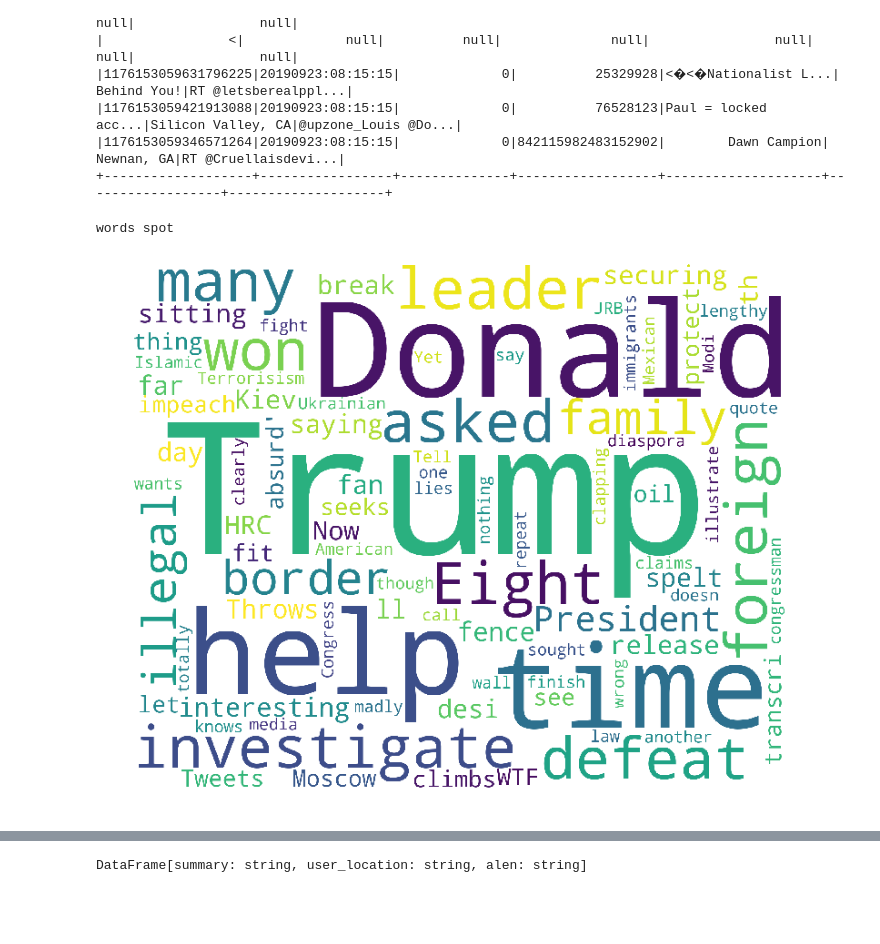
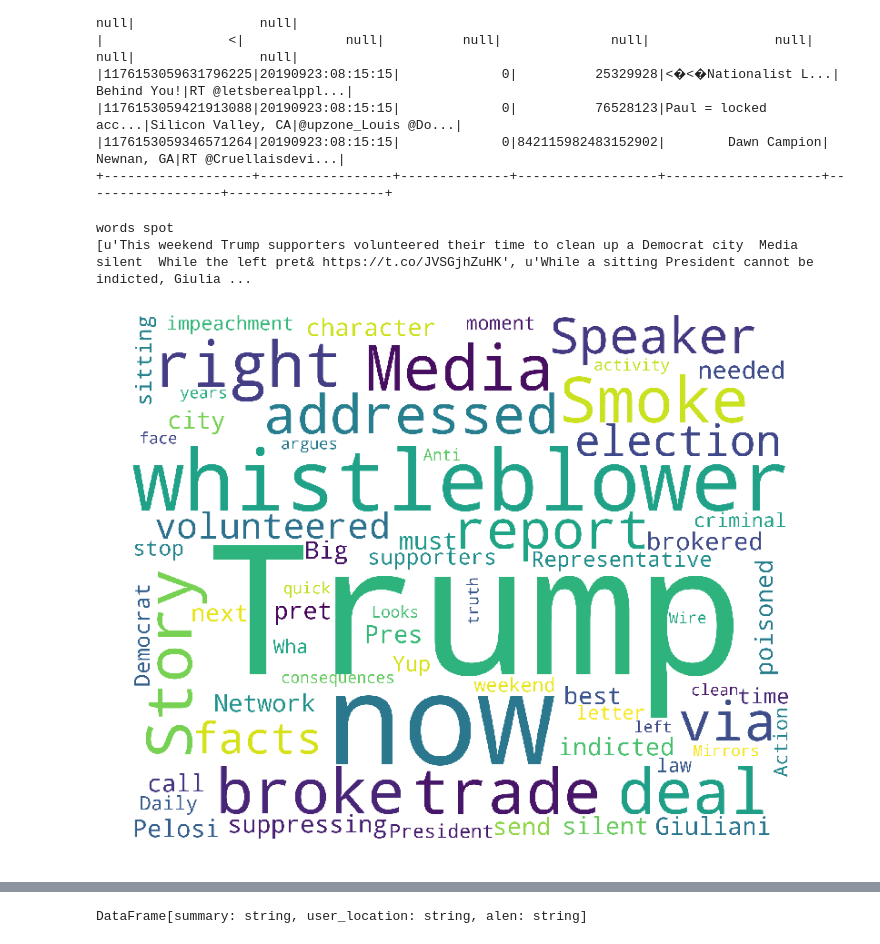
Before and after one commit to ShuhanSun/BDT-spark, a Jupyter notebook: spark_hive.ipynb, the cells around one changed output, grey strips where cells are left out. Saved outputs shown, nothing was run; the diff lists cells and outputs as text; code cells hidden in the pictures; blank space fills up the shorter version.

```diff
--- a/spark_hive.ipynb
+++ b/spark_hive.ipynb
@@ -36,31 +36,38 @@ from nltk.corpus import stopwords
 from nltk.classify import SklearnClassifier
 
 from wordcloud import WordCloud,STOPWORDS
 import matplotlib.pyplot as plt
 %matplotlib inline
 def wordcloud_draw(data, color = 'black'):
+    k =[]
+    for d in data:
+        if d !=None:
+            k.append(d)
+    data = k
+    print(data)
     words = ' '.join(data)
     cleaned_word = " ".join([word for word in words.split()
                             if 'http' not in word
                                 and not word.startswith('@')
                                 and not word.startswith('#')
                                 and word != 'RT'
                             ])
     wordcloud = WordCloud(stopwords=STOPWORDS,
                       background_color=color,
                       width=2500,
                       height=2000
                      ).generate(cleaned_word)
     plt.figure(1,figsize=(13, 13))
     plt.imshow(wordcloud)
     plt.axis('off')
     plt.show()
 
 
 train_pos = df_load.toPandas()
 train_pos = train_pos['text']
 print("words spot")
 wordcloud_draw(train_pos,'white')
 # %% [output]
 words spot
+[u'This weekend Trump supporters volunteered their time to clean up a Democrat city  Media silent  While the left pret& https://t.co/JVSGjhZuHK', u'While a sitting President cannot be indicted, Giulia ...
-[figure, old version]
+[figure, new version]
```
Also changed, not shown: parts of 4 cells of this notebook.
